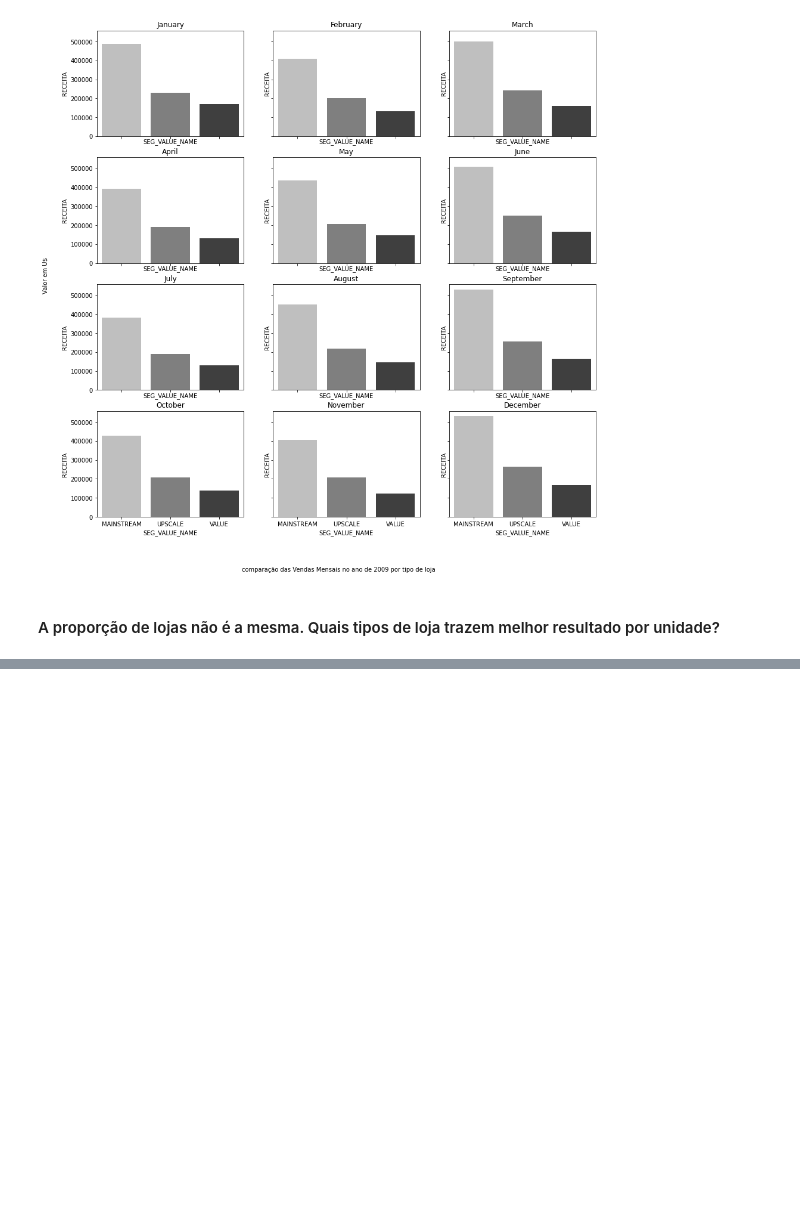
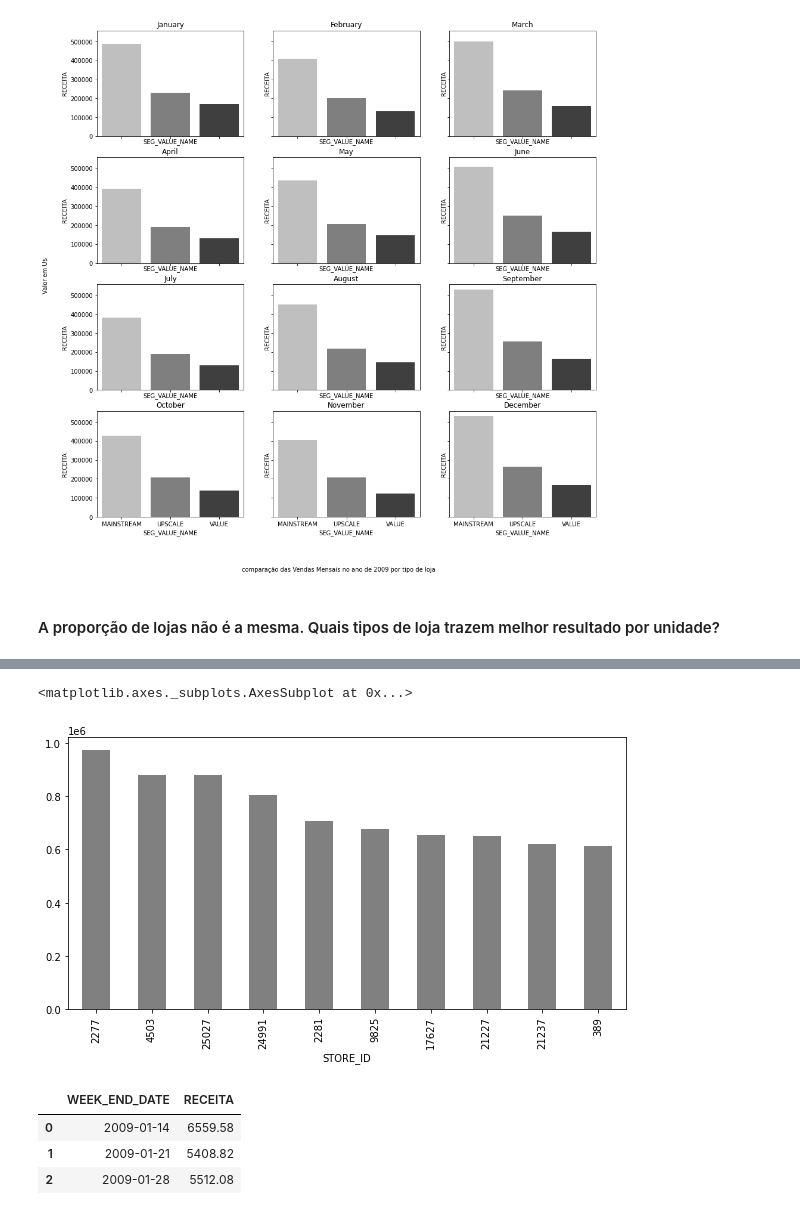
Before and after one commit to SamuelSousaFerreira/Breakfast-at-the-Frat---Time-Series-Analise, a Jupyter notebook: Breakfast_at_the_Frat.ipynb, the cells around one changed output, grey strips where cells are left out. Drawn from its saved outputs; the diff is of its cells as text; code cells hidden in the pictures; blank space fills up the shorter version.

```diff
--- a/Breakfast_at_the_Frat.ipynb
+++ b/Breakfast_at_the_Frat.ipynb
@@ -713,0 +736,19 @@ Text(0.04, 0.5, 'Valor em U$')
+# %%
+# top 10 Receitas das lojas nos 3 anos, com filtro consegue-se qualquer período em qualquer tempo.
+
+tudo_junto_rec.groupby('STORE_ID')['RECEITA'].sum().sort_values(ascending=False)[0:10].plot(kind='bar', figsize=(10,5), color='grey')
+# %% [output]
+<matplotlib.axes._subplots.AxesSubplot at 0x...>
+[figure, added]
+# %%
+#Receita de qualquer loja ao longo de  1 no
+loja, ano, m = 2277, 2009, 1
+
+a= tudo_junto_rec[(tudo_junto_rec.STORE_ID == loja) & (tudo_junto_rec.WEEK_END_DATE.dt.year == ano) & (tudo_junto_rec.WEEK_END_DATE.dt.month == m)]
+a = a.groupby("WEEK_END_DATE")['RECEITA'].sum().reset_index()
+a
+# %% [output]
+|  | WEEK_END_DATE | RECEITA |
+| 0 | 2009-01-14 | 6559.58 |
+| 1 | 2009-01-21 | 5408.82 |
+| 2 | 2009-01-28 | 5512.08 |
```
Also changed, not shown: parts of 33 cells of this notebook.
